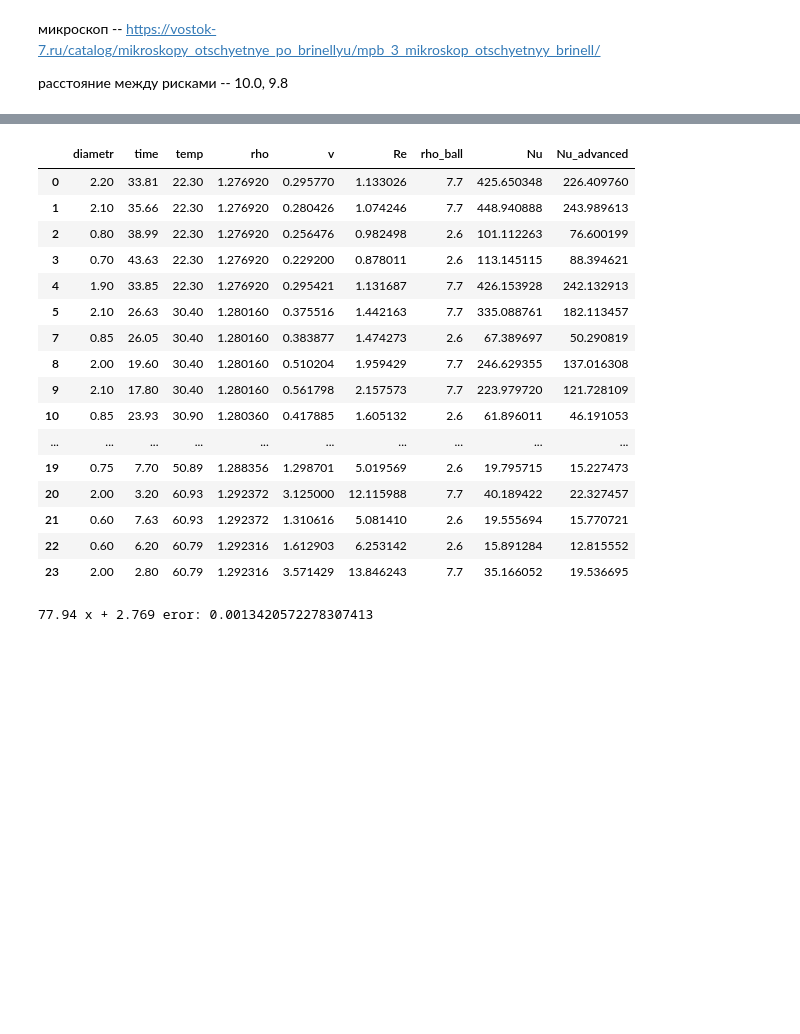
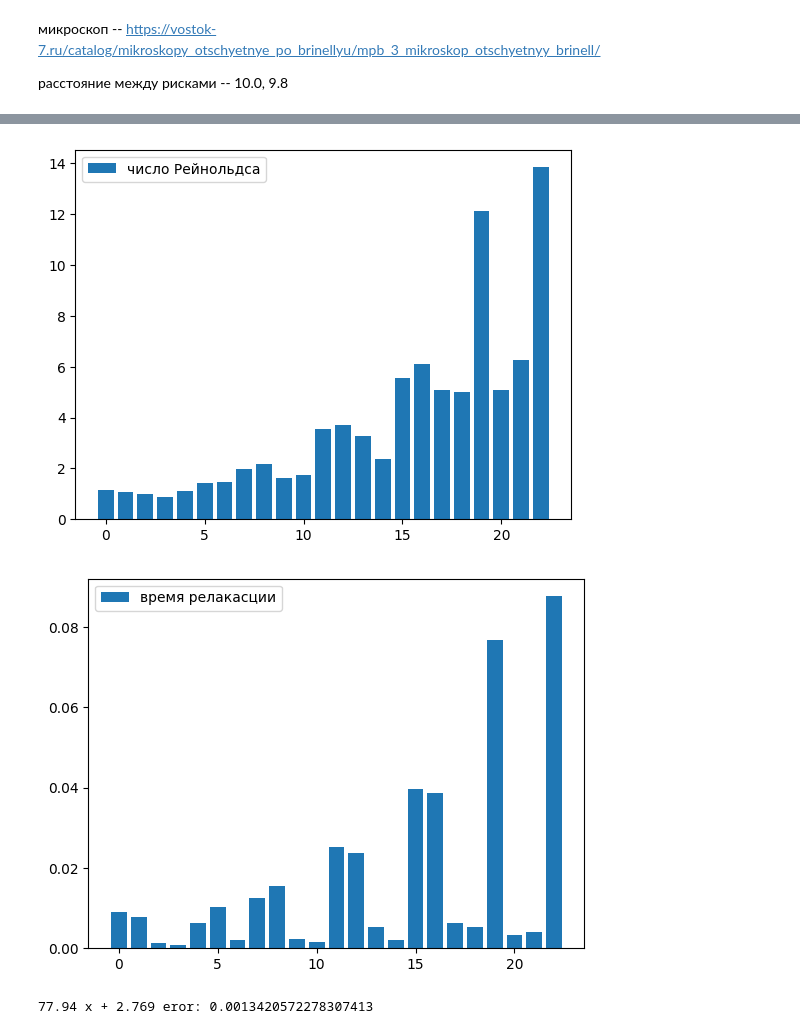
Before and after one commit to ILoveAlgorythms/labs, a Jupyter notebook: 2.2.6/data.ipynb, the cells around one changed output, grey strips where cells are left out. Drawn from its saved outputs; the diff is of its cells as text; code cells hidden in the pictures; blank space fills up the shorter version.

```diff
--- a/2.2.6/data.ipynb
+++ b/2.2.6/data.ipynb
@@ -40,36 +66,35 @@ temp = (22.30, 22.30, 22.30, 22.30, 22.30,
 # %%
 a = pd.DataFrame()
 a['diametr'] = d
 a['time'] = t + t2 + t3 + t4 + t5
 a['temp'] = temp
 a['rho'] = a['temp'] / 2500 + 317/250
 a['v'] = 10 / a['time']
 a['Re'] = a['v'] * radius * a['rho']
 a['rho_ball'] = a['diametr']
 for i in range(len(a['rho_ball'])):
   a['rho_ball'][i] = (7.7 if a['rho_ball'][i] > 1 else 2.6)
 a['Nu'] = 0.222 * 9.81 * radius ** 2 * (a['rho_ball'] - a['rho']) / a['v']
 a['Nu_advanced'] = a['Nu'] / (1 + 2.4 * (a['diametr'] / (2 * radius)))
 a = a.drop(labels=6)
 a
+plt.bar(
+  range(len(a['Re'])),
+  a['Re'],
+  label="число Рейнольдса"
+)
+plt.legend(loc='best')
+plt.show()
+plt.bar(
+  range(len(a['Re'])),
+  2 * a['diametr']**2 * a['rho_ball'] / (36 * a['Nu_advanced']),
+  label="время релакасции"
+)
+plt.legend(loc='best')
+plt.show()
 # %% [output]
-|  | diametr | time | temp | rho | v | Re | rho_ball | Nu | Nu_advanced |
-| 0 | 2.20 | 33.81 | 22.30 | 1.276920 | 0.295770 | 1.133026 | 7.7 | 425.650348 | 226.409760 |
-| 1 | 2.10 | 35.66 | 22.30 | 1.276920 | 0.280426 | 1.074246 | 7.7 | 448.940888 | 243.989613 |
-| 2 | 0.80 | 38.99 | 22.30 | 1.276920 | 0.256476 | 0.982498 | 2.6 | 101.112263 | 76.600199 |
-| 3 | 0.70 | 43.63 | 22.30 | 1.276920 | 0.229200 | 0.878011 | 2.6 | 113.145115 | 88.394621 |
-| 4 | 1.90 | 33.85 | 22.30 | 1.276920 | 0.295421 | 1.131687 | 7.7 | 426.153928 | 242.132913 |
-| 5 | 2.10 | 26.63 | 30.40 | 1.280160 | 0.375516 | 1.442163 | 7.7 | 335.088761 | 182.113457 |
-| 7 | 0.85 | 26.05 | 30.40 | 1.280160 | 0.383877 | 1.474273 | 2.6 | 67.389697 | 50.290819 |
-| 8 | 2.00 | 19.60 | 30.40 | 1.280160 | 0.510204 | 1.959429 | 7.7 | 246.629355 | 137.016308 |
-| 9 | 2.10 | 17.80 | 30.40 | 1.280160 | 0.561798 | 2.157573 | 7.7 | 223.979720 | 121.728109 |
-| 10 | 0.85 | 23.93 | 30.90 | 1.280360 | 0.417885 | 1.605132 | 2.6 | 61.896011 | 46.191053 |
-| ... | ... | ... | ... | ... | ... | ... | ... | ... | ... |
-| 19 | 0.75 | 7.70 | 50.89 | 1.288356 | 1.298701 | 5.019569 | 2.6 | 19.795715 | 15.227473 |
-| 20 | 2.00 | 3.20 | 60.93 | 1.292372 | 3.125000 | 12.115988 | 7.7 | 40.189422 | 22.327457 |
-| 21 | 0.60 | 7.63 | 60.93 | 1.292372 | 1.310616 | 5.081410 | 2.6 | 19.555694 | 15.770721 |
-| 22 | 0.60 | 6.20 | 60.79 | 1.292316 | 1.612903 | 6.253142 | 2.6 | 15.891284 | 12.815552 |
-| 23 | 2.00 | 2.80 | 60.79 | 1.292316 | 3.571429 | 13.846243 | 7.7 | 35.166052 | 19.536695 |
+[figure, added]
+[figure, added]
 # %%
 tmp = a.loc[a['rho_ball'] == 7.7]
 
```
Also changed, not shown: parts of 2 cells of this notebook, 9 other files.
